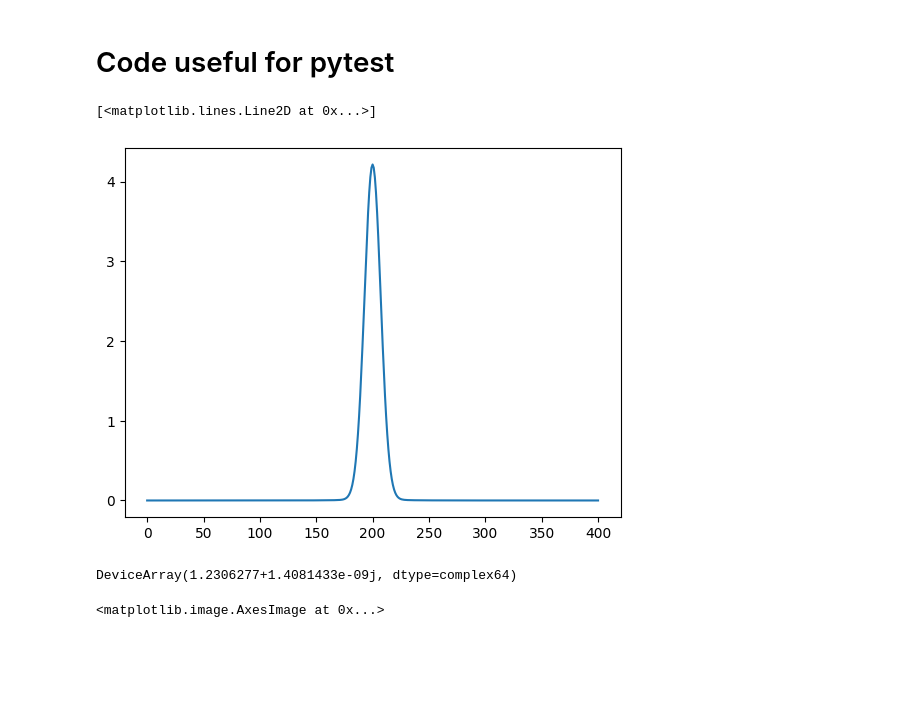
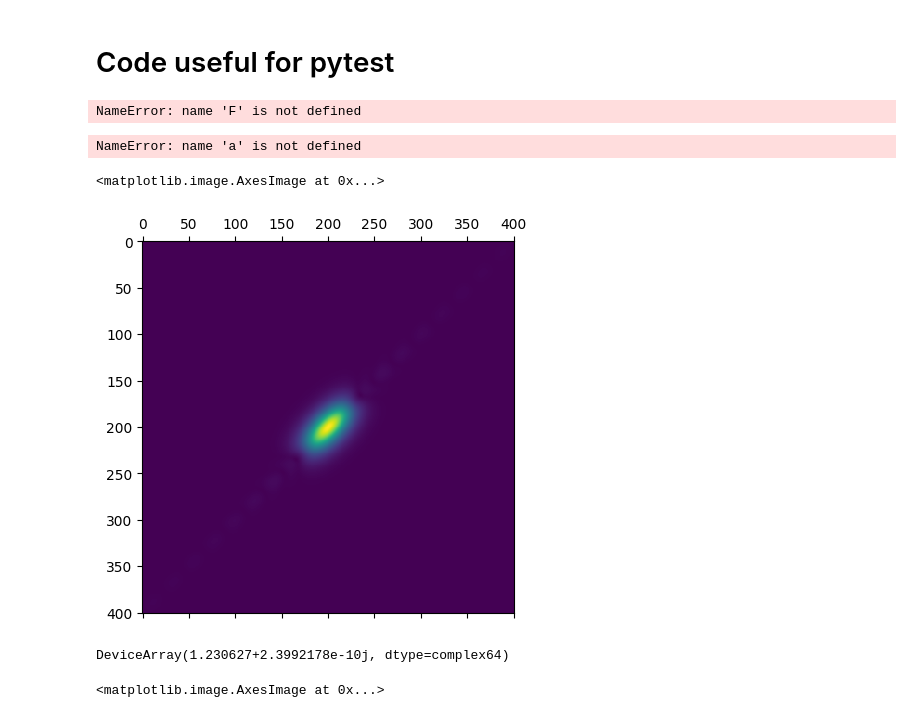
Before and after one commit to polyquantique/optimal_pumps, a Jupyter notebook: test_func.ipynb, the cells around one changed output. Drawn from its saved outputs; the diff is of its cells as text; code cells hidden in the pictures; blank space fills up the shorter version.

```diff
--- a/test_func.ipynb
+++ b/test_func.ipynb
@@ -18,7 +18,7 @@ wi = -10
 wf = 10
 # negative Np wuch that gamma is purely imaginary
 Np = 0.1
-N = 401
+N = 201
 alpha_phase = np.pi/2
 method = "hermite"
 gauss_amp = 1
@@ -69,19 +147,20 @@ plt.matshow(np.abs(V))
 K = alpha*opt.moving_window(pump, N)[:-1]
 Q = jnp.block([[G, K], [-jnp.conj(K).T, -jnp.conj(H).T]])
 U = jax.scipy.linalg.expm(1j*Q*l)
-N = len(U)
-U_ss = U[:N//2, :N//2]
-U_is = U[:N//2, N//2:N]
-U_si = U[N//2:N, :N//2]
-U_ii = U[N//2:N,N//2:N]
+M = len(U)
+U_ss = U[:M//2, :M//2]
+U_is = U[:M//2, M//2:M]
+U_si = U[M//2:M, :M//2]
+U_ii = U[M//2:M,M//2:M]
 # %%
 test = F@K@F/401
 a = jnp.diag(test)
+# %% [output]
+NameError: name 'F' is not defined
 # %%
 plt.plot(np.abs(scipy.fft.fftshift(a)))
 # %% [output]
-[<matplotlib.lines.Line2D at 0x...>]
+NameError: name 'a' is not defined
-[figure, removed]
 # %%
 # Tests to see if matrices are well built
 test_phase_match_cond = jnp.allclose(G, -H)
@@ -99,6 +178,11 @@ W = U_ss - U_si
 # Test where commutation relations of U_ss/U_si/U_is/U_ii are made with V/W
 commutation_ai_as = sum(sum(np.abs(V@jnp.conj(W).T-W@jnp.conj(V).T)))
 commutation_as_as_dagger = sum(sum(np.abs(V@jnp.conj(W).T-jnp.eye(len(U_ss)))))
+# %%
+plt.matshow(jnp.abs(U_si))
+# %% [output]
+<matplotlib.image.AxesImage at 0x...>
+[figure, added]
 # %%
 # See commutation relation VVdagger, WWdagger
 commutation_V_dagger_V = sum(sum(jnp.abs(V@jnp.conj(V).T - jnp.conj(V).T@V)))
@@ -121,7 +205,7 @@ down = jnp.trace(V_time@V_time.conj().T@V_time@V_time.conj().T) + jnp.trace(W_ti
 # %%
 up/(2*down)
 # %% [output]
-DeviceArray(1.2306277+1.4081433e-09j, dtype=complex64)
+DeviceArray(1.230627+2.3992178e-10j, dtype=complex64)
 # %%
 plt.matshow(np.abs(V_time))
 # %% [output]
```
Also changed, not shown: parts of 15 cells of this notebook.
